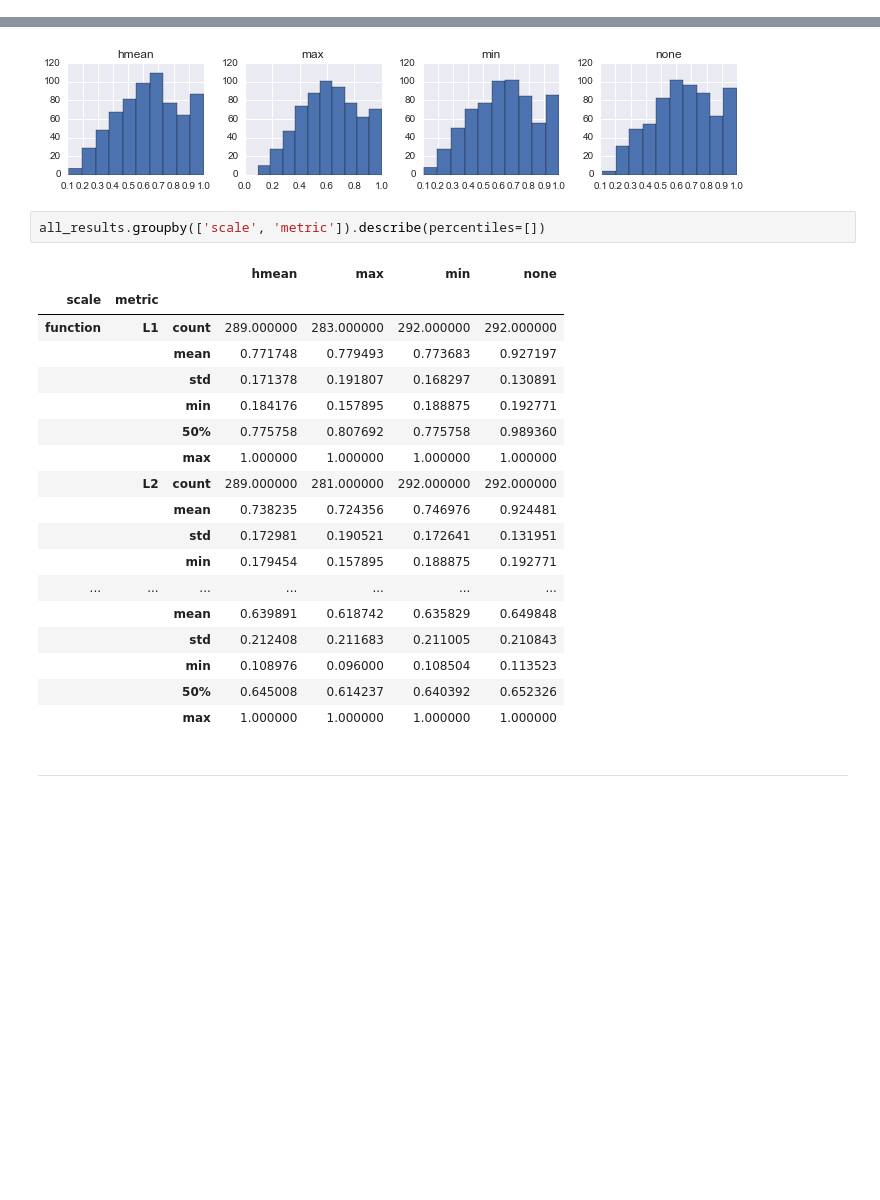
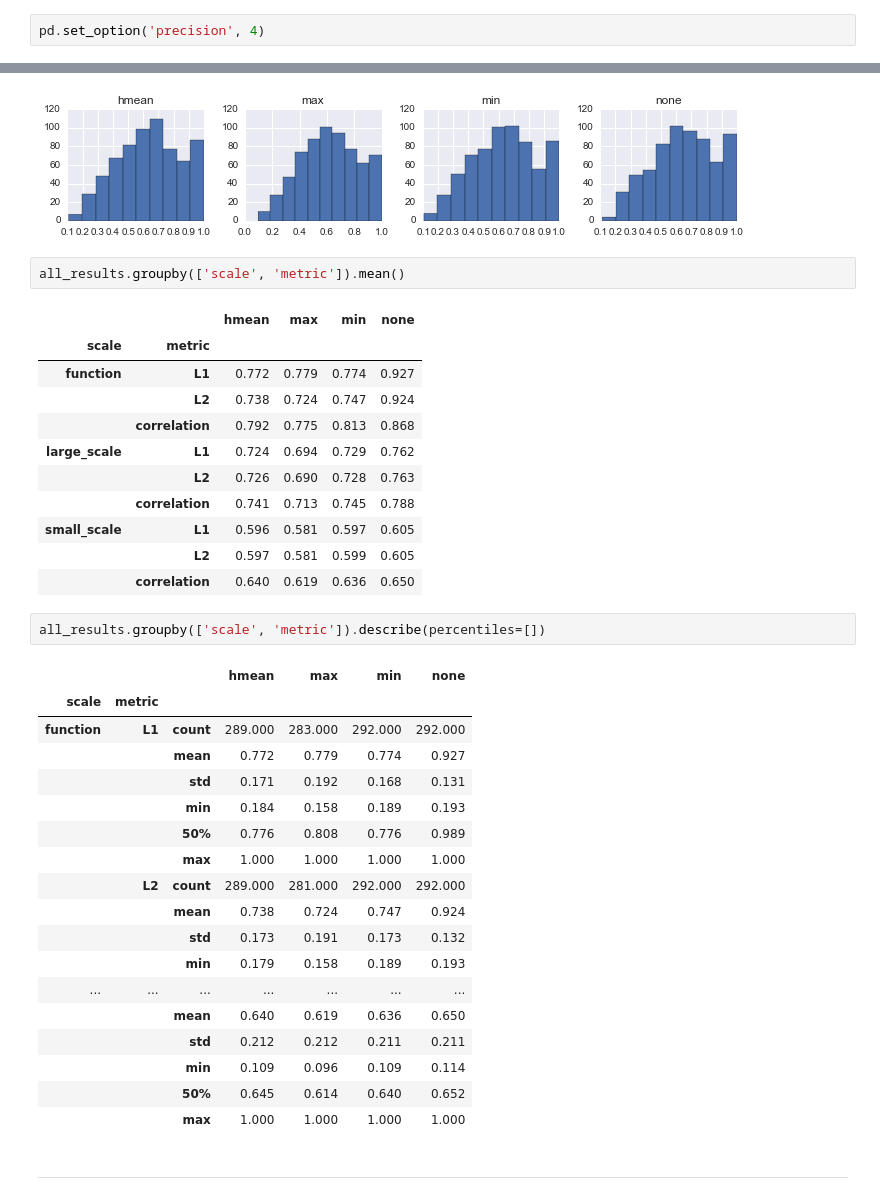
Before and after one commit to urinieto/similarity_classification, a Jupyter notebook: notes/Repetition detection threshold.ipynb, the cells around one changed output, grey strips where cells are left out. Saved outputs shown, nothing was run; the diff lists cells and outputs as text; blank space fills up the shorter version.

Commit message:
updated dtw metric results

```diff
--- a/notes/Repetition detection threshold.ipynb
+++ b/notes/Repetition detection threshold.ipynb
@@ -13,6 +13,8 @@ import cPickle as pickle
 # %%
 from glob import glob
 import re
+# %%
+pd.set_option('precision', 4)
 # %%
 np.set_printoptions(precision=3)
 seaborn.set(style='darkgrid')
@@ -156,27 +158,41 @@ dtype: object
 [figure]
 [figure]
 [figure]
+# %%
+all_results.groupby(['scale', 'metric']).mean()
+# %% [output]
+|  |  | hmean | max | min | none |
+| scale | metric |  |  |  |  |
+| function | L1 | 0.772 | 0.779 | 0.774 | 0.927 |
+|  | L2 | 0.738 | 0.724 | 0.747 | 0.924 |
+|  | correlation | 0.792 | 0.775 | 0.813 | 0.868 |
+| large_scale | L1 | 0.724 | 0.694 | 0.729 | 0.762 |
+|  | L2 | 0.726 | 0.690 | 0.728 | 0.763 |
+|  | correlation | 0.741 | 0.713 | 0.745 | 0.788 |
+| small_scale | L1 | 0.596 | 0.581 | 0.597 | 0.605 |
+|  | L2 | 0.597 | 0.581 | 0.599 | 0.605 |
+|  | correlation | 0.640 | 0.619 | 0.636 | 0.650 |
 # %%
 all_results.groupby(['scale', 'metric']).describe(percentiles=[])
 # %% [output]
 |  |  |  | hmean | max | min | none |
 | scale | metric |  |  |  |  |  |
-| function | L1 | count | 289.000000 | 283.000000 | 292.000000 | 292.000000 |
-|  |  | mean | 0.771748 | 0.779493 | 0.773683 | 0.927197 |
-|  |  | std | 0.171378 | 0.191807 | 0.168297 | 0.130891 |
-|  |  | min | 0.184176 | 0.157895 | 0.188875 | 0.192771 |
-|  |  | 50% | 0.775758 | 0.807692 | 0.775758 | 0.989360 |
-|  |  | max | 1.000000 | 1.000000 | 1.000000 | 1.000000 |
-|  | L2 | count | 289.000000 | 281.000000 | 292.000000 | 292.000000 |
-|  |  | mean | 0.738235 | 0.724356 | 0.746976 | 0.924481 |
-|  |  | std | 0.172981 | 0.190521 | 0.172641 | 0.131951 |
-|  |  | min | 0.179454 | 0.157895 | 0.188875 | 0.192771 |
+| function | L1 | count | 289.000 | 283.000 | 292.000 | 292.000 |
+|  |  | mean | 0.772 | 0.779 | 0.774 | 0.927 |
+|  |  | std | 0.171 | 0.192 | 0.168 | 0.131 |
+|  |  | min | 0.184 | 0.158 | 0.189 | 0.193 |
+|  |  | 50% | 0.776 | 0.808 | 0.776 | 0.989 |
+|  |  | max | 1.000 | 1.000 | 1.000 | 1.000 |
+|  | L2 | count | 289.000 | 281.000 | 292.000 | 292.000 |
+|  |  | mean | 0.738 | 0.724 | 0.747 | 0.924 |
+|  |  | std | 0.173 | 0.191 | 0.173 | 0.132 |
+|  |  | min | 0.179 | 0.158 | 0.189 | 0.193 |
 | ... | ... | ... | ... | ... | ... | ... |
-|  |  | mean | 0.639891 | 0.618742 | 0.635829 | 0.649848 |
-|  |  | std | 0.212408 | 0.211683 | 0.211005 | 0.210843 |
-|  |  | min | 0.108976 | 0.096000 | 0.108504 | 0.113523 |
-|  |  | 50% | 0.645008 | 0.614237 | 0.640392 | 0.652326 |
-|  |  | max | 1.000000 | 1.000000 | 1.000000 | 1.000000 |
+|  |  | mean | 0.640 | 0.619 | 0.636 | 0.650 |
+|  |  | std | 0.212 | 0.212 | 0.211 | 0.211 |
+|  |  | min | 0.109 | 0.096 | 0.109 | 0.114 |
+|  |  | 50% | 0.645 | 0.614 | 0.640 | 0.652 |
+|  |  | max | 1.000 | 1.000 | 1.000 | 1.000 |
 # %% [markdown]
 ---
 # %%
```
Also changed, not shown: parts of 1 cell of this notebook.
